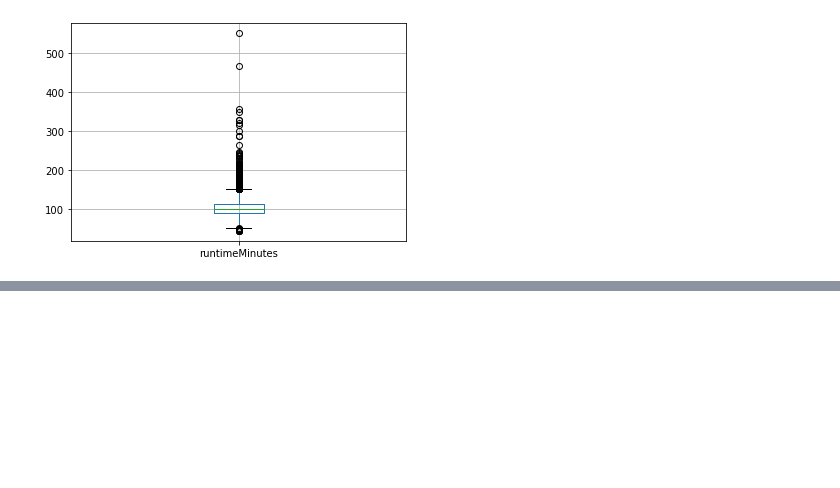
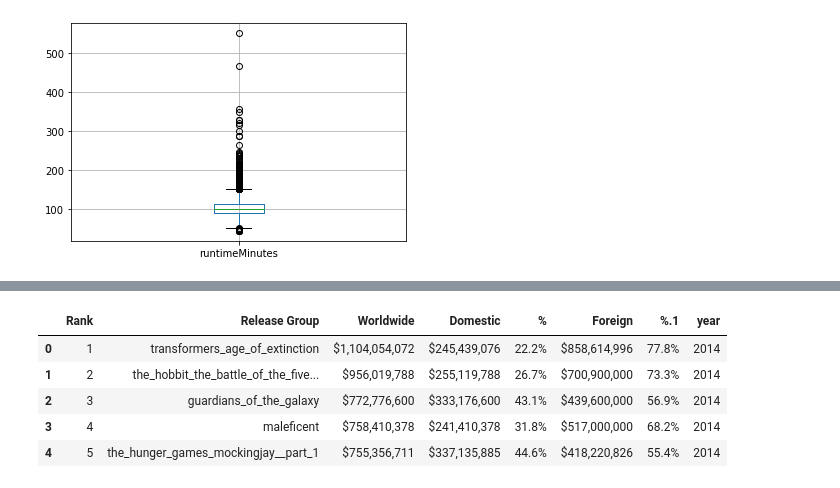
Before and after one commit to Roan-Schellingerhout/big-data-course-2022-projects, a Jupyter notebook: imdb/robin_EDA.ipynb, the cells around one changed output, grey strips where cells are left out. Saved outputs shown, nothing was run; the diff lists cells and outputs as text; code cells hidden in the pictures; blank space fills up the shorter version.

Commit message:
added a merge of the box office values

```diff
--- a/imdb/robin_EDA.ipynb
+++ b/imdb/robin_EDA.ipynb
@@ -100,3 +100,17 @@ df.boxplot(column=['runtimeMinutes'])
 [figure]
 <AxesSubplot:>
 [figure]
+# %%
+# concatenate all box office files
+all_files = glob.glob("box_office_mojo/*.csv")
+
+print(f"Found files: {', '.join(all_files)}")
+
+li = []
+
+for filename in all_files:
+    df_ = pd.read_csv(filename, index_col=None, header=0)
+    df_['year'] = int(filename[-8:-4])
+    li.append(df_)
+
+df_box_office = pd.concat(li, axis=0, ignore_index=True)
@@ -102,0 +139,16 @@ df.boxplot(column=['runtimeMinutes'])
+# %%
+df_box_office["Release Group"] = df_box_office["Release Group"].str.lower()\
+                                       .str.normalize('NFKD')\
+                                       .str.encode('ascii', errors='ignore')\
+                                       .str.decode('utf-8')\
+                                       .str.replace(" ", "_", regex=True)\
+                                       .str.replace("\W", "", regex=True)
+# %%
+df_box_office.head()
+# %% [output]
+|  | Rank | Release Group | Worldwide | Domestic | % | Foreign | %.1 | year |
+| 0 | 1 | transformers_age_of_extinction | $1,104,054,072 | $245,439,076 | 22.2% | $858,614,996 | 77.8% | 2014 |
+| 1 | 2 | the_hobbit_the_battle_of_the_five... | $956,019,788 | $255,119,788 | 26.7% | $700,900,000 | 73.3% | 2014 |
+| 2 | 3 | guardians_of_the_galaxy | $772,776,600 | $333,176,600 | 43.1% | $439,600,000 | 56.9% | 2014 |
+| 3 | 4 | maleficent | $758,410,378 | $241,410,378 | 31.8% | $517,000,000 | 68.2% | 2014 |
+| 4 | 5 | the_hunger_games_mockingjay__part_1 | $755,356,711 | $337,135,885 | 44.6% | $418,220,826 | 55.4% | 2014 |
```
Also changed, not shown: parts of 5 cells of this notebook, 1 other file.
